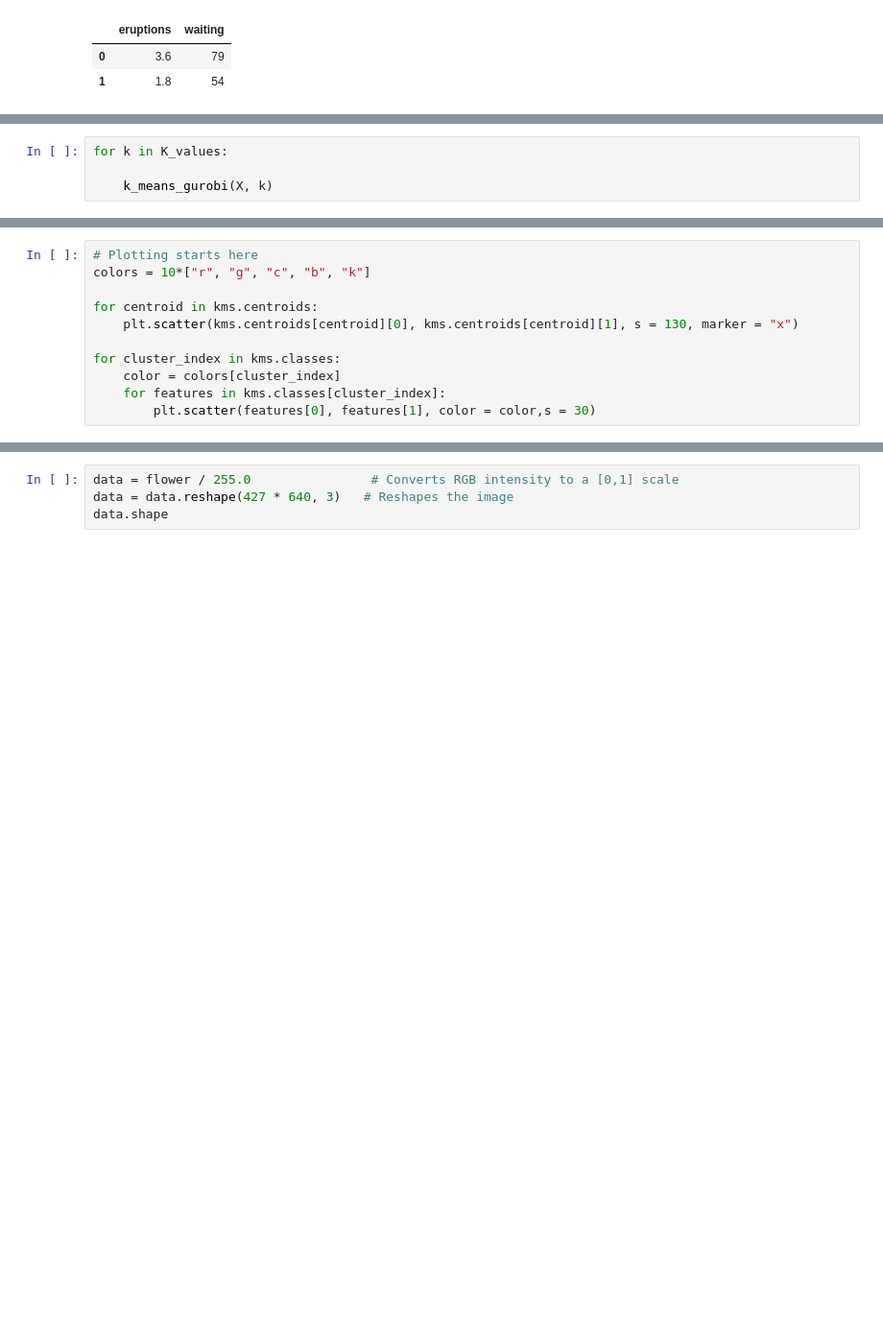
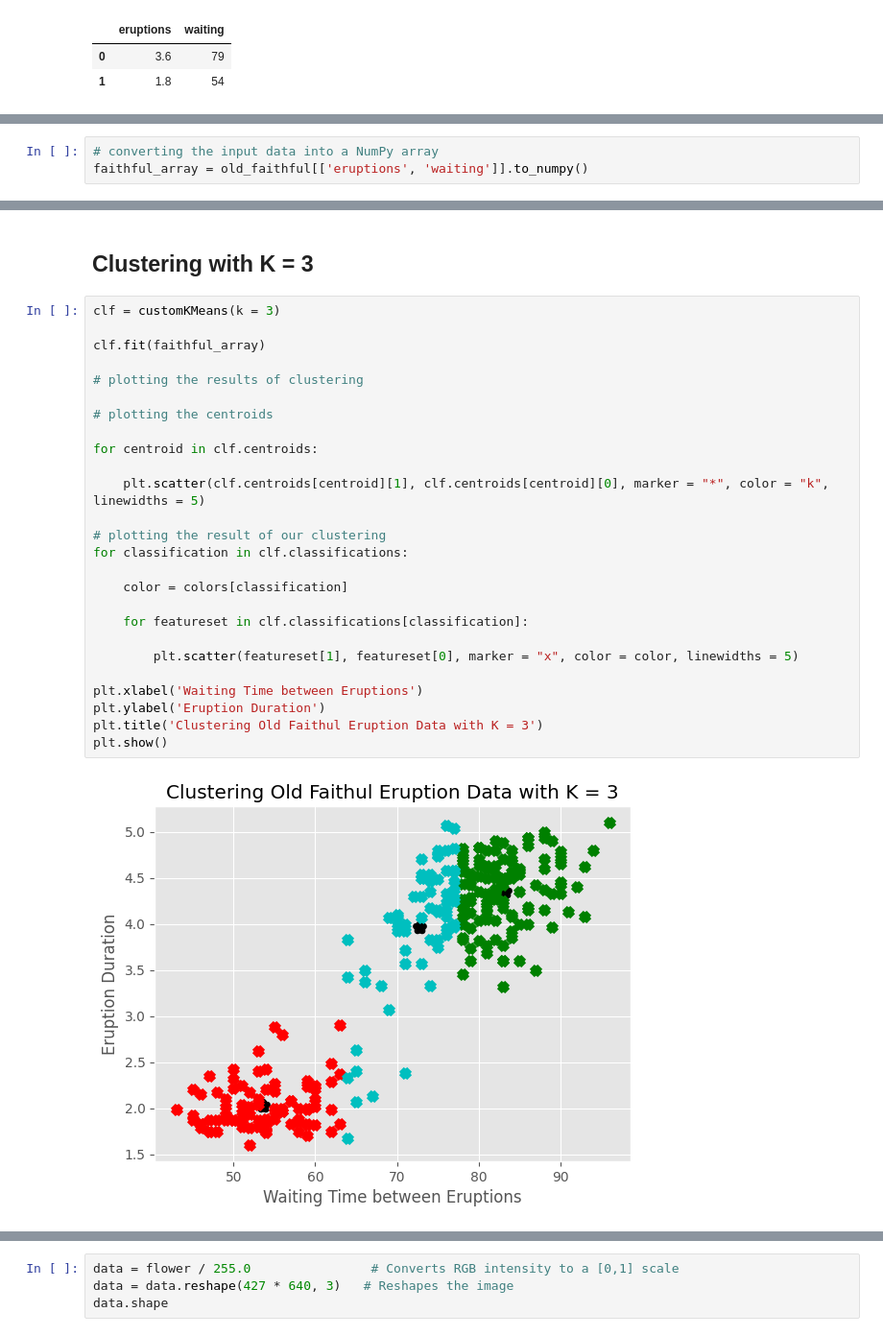
Before and after one commit to inveniam-viam/mgsc-695-optimization-methods, a Jupyter notebook: hw-06/hw-06.ipynb, the cells around one changed output, grey strips where cells are left out. Shown at 96% size. Cells and saved outputs as stored; diff of their text form; blank space fills up the shorter version.

```diff
--- a/hw-06/hw-06.ipynb
+++ b/hw-06/hw-06.ipynb
@@ -165,4 +96,0 @@ def k_means_gurobi(X, K):
-# %%
-for k in K_values:
-
-    k_means_gurobi(X, k)
@@ -233,11 +96,0 @@ print(kms.centroids)
-# %%
-# Plotting starts here
-colors = 10*["r", "g", "c", "b", "k"]
-
-for centroid in kms.centroids:
-    plt.scatter(kms.centroids[centroid][0], kms.centroids[centroid][1], s = 130, marker = "x")
-
-for cluster_index in kms.classes:
-    color = colors[cluster_index]
-    for features in kms.classes[cluster_index]:
-        plt.scatter(features[0], features[1], color = color,s = 30)
@@ -245,0 +106,3 @@ for cluster_index in kms.classes:
+# %%
+# converting the input data into a NumPy array
+faithful_array = old_faithful[['eruptions', 'waiting']].to_numpy()
@@ -245,0 +192,30 @@ for cluster_index in kms.classes:
+# %% [markdown]
+## Clustering with K = 3
+# %%
+clf = customKMeans(k = 3)
+
+clf.fit(faithful_array)
+
+# plotting the results of clustering
+
+# plotting the centroids
+
+for centroid in clf.centroids:
+
+    plt.scatter(clf.centroids[centroid][1], clf.centroids[centroid][0], marker = "*", color = "k", linewidths = 5)
+
+# plotting the result of our clustering
+for classification in clf.classifications:
+
+    color = colors[classification]
+
+    for featureset in clf.classifications[classification]:
+
+        plt.scatter(featureset[1], featureset[0], marker = "x", color = color, linewidths = 5)
+
+plt.xlabel('Waiting Time between Eruptions')
+plt.ylabel('Eruption Duration')
+plt.title('Clustering Old Faithul Eruption Data with K = 3')
+plt.show()
+# %% [output]
+[figure, added]
```
Also changed, not shown: parts of 45 cells of this notebook.
